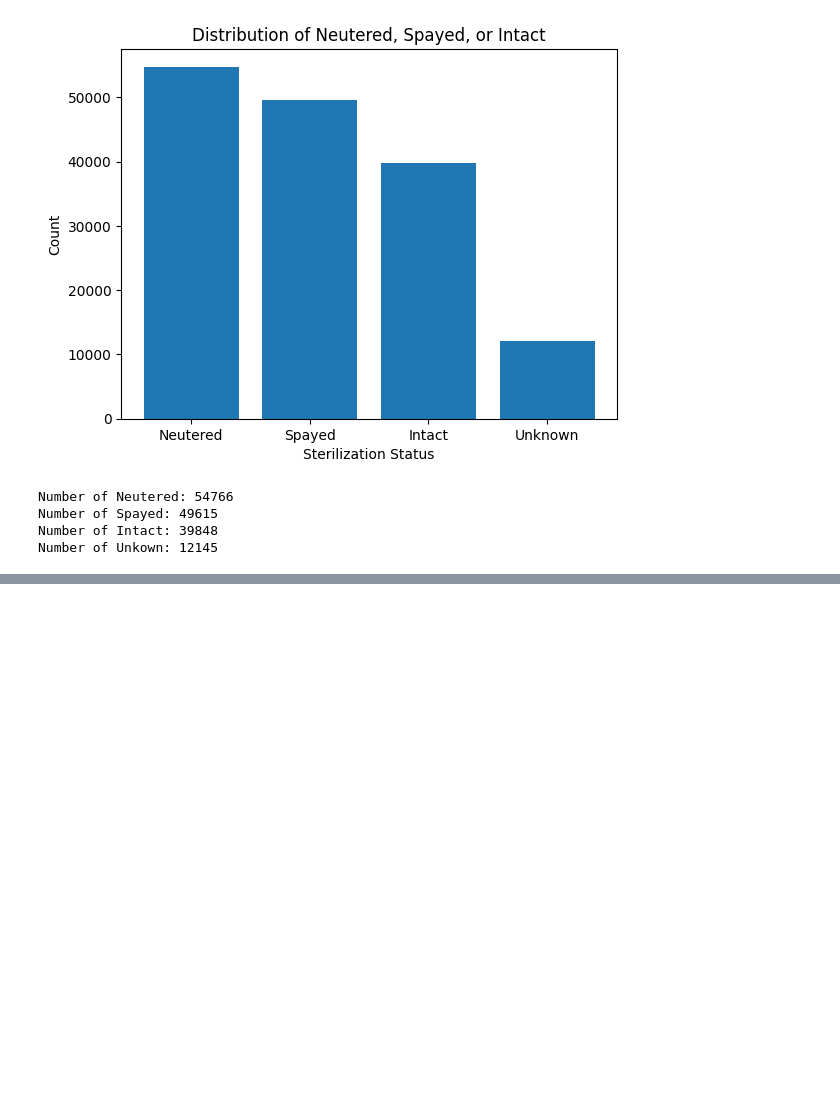
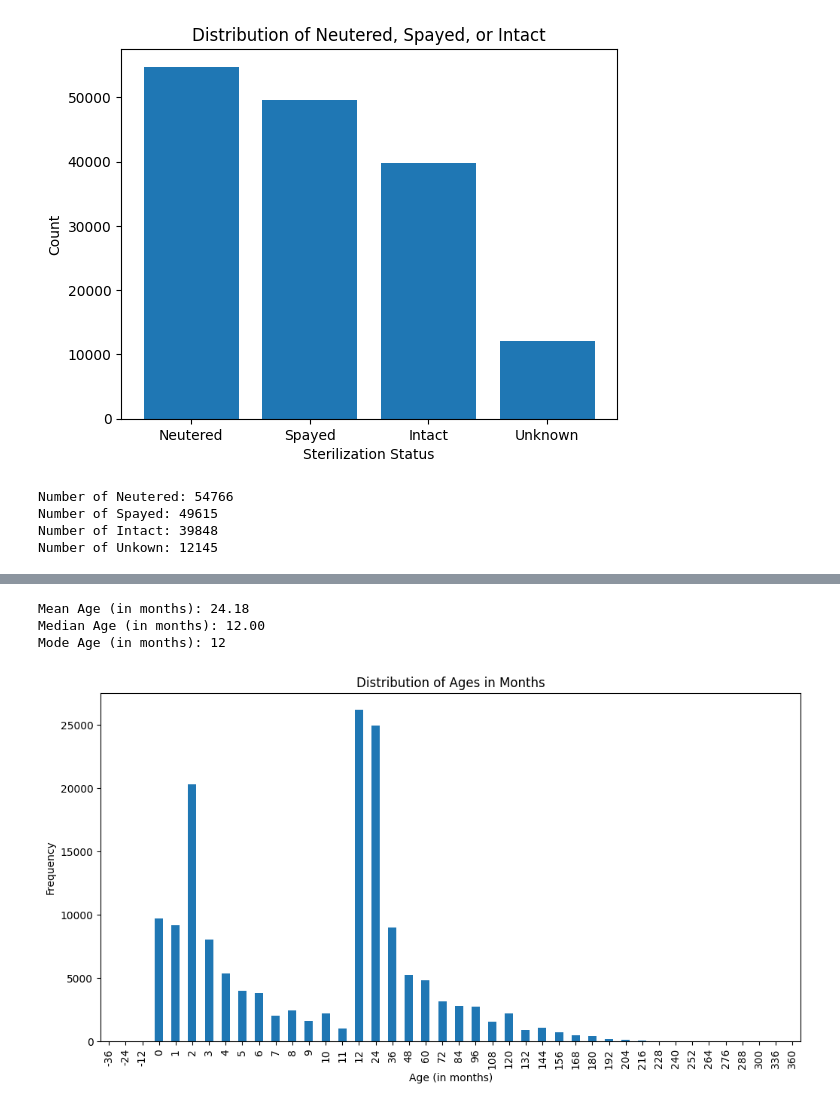
Before and after one commit to shruti2003/MLFinalProject, a Jupyter notebook: ML Final Project.ipynb, the cells around one changed output, grey strips where cells are left out. Saved outputs shown, nothing was run; the diff lists cells and outputs as text; code cells hidden in the pictures; blank space fills up the shorter version.

```diff
--- a/ML Final Project.ipynb
+++ b/ML Final Project.ipynb
@@ -419,0 +438,43 @@ Number of Unkown: 12145
+# %%
+def convert_to_months(age_str):
+    # Split the age string into value and unit
+    value, unit = age_str.split()
+    value = int(value)
+
+    if 'year' in unit or 'years' in unit:
+        return value * 12
+    elif 'month' in unit or 'months' in unit:
+        return value
+    elif 'week' in unit or 'weeks' in unit:
+        return value // 4  # Approximate conversion: 1 month = 4 weeks
+    elif 'day' in unit or 'days' in unit:
+        return value // 30 # Approximate conversion: 1 month = 30 days
+    else:
+        return 0  # default case
+
+age_data = data['Age upon Outcome']
+df = pd.DataFrame(age_data)
+df['Age upon Outcome'] = df['Age upon Outcome'].fillna('0 days')  #  fills NaN with '0 days'
+# Apply the conversion function to the column
+df['Age upon Outcome'] = df['Age upon Outcome'].apply(convert_to_months)
+# print(df.head())
+
+mean_age = df['Age upon Outcome'].mean()
+median_age = df['Age upon Outcome'].median()
+mode_age = df['Age upon Outcome'].mode()
+
+print(f"Mean Age (in months): {mean_age:.2f}")
+print(f"Median Age (in months): {median_age:.2f}")
+print(f"Mode Age (in months): {mode_age.iloc[0]}")
+
+age_counts = df['Age upon Outcome'].value_counts().sort_index()
+age_counts.plot(kind='bar', figsize=(12,6))
+plt.title('Distribution of Ages in Months')
+plt.xlabel('Age (in months)')
+plt.ylabel('Frequency')
+plt.show()
+# %% [output]
+Mean Age (in months): 24.18
+Median Age (in months): 12.00
+Mode Age (in months): 12
+[figure, added]
```
Also changed, not shown: parts of 5 cells of this notebook.
